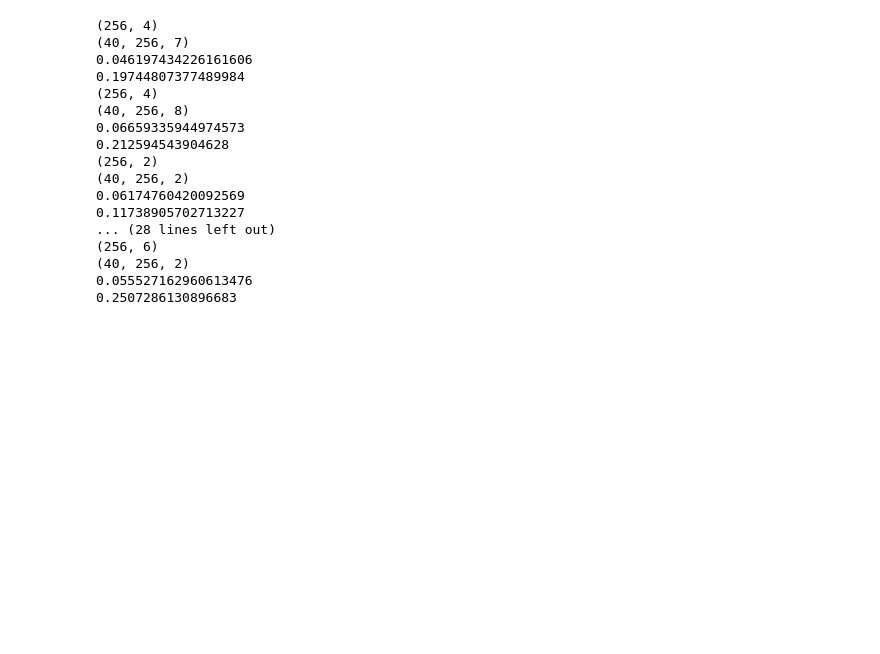
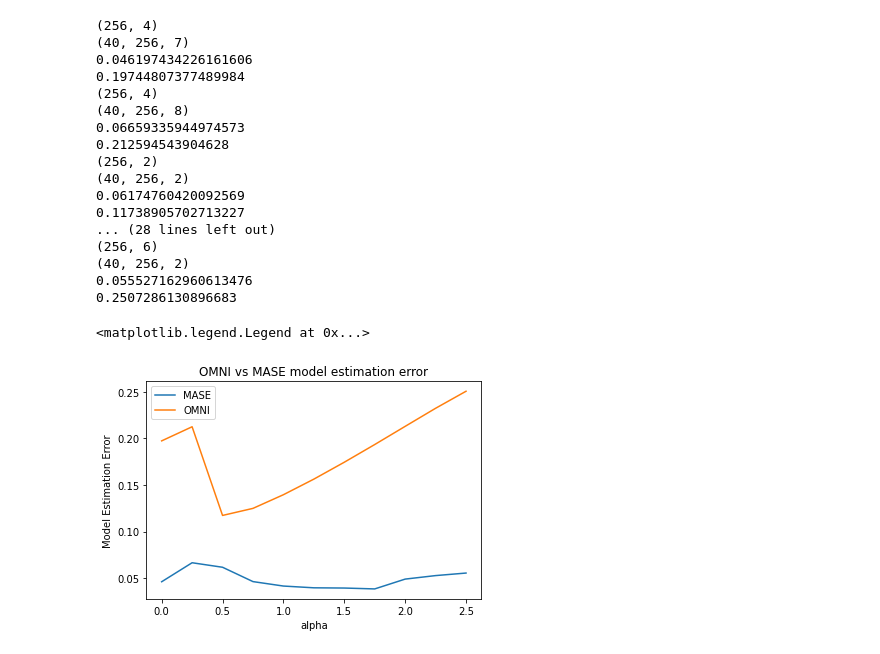
Before and after one commit to PerifanosPrometheus/GiorgioDiSalvo, a Jupyter notebook: Experiment_MASEvsOMNIestimation.ipynb, the cells around one changed output. Cells and saved outputs as stored; diff of their text form; code cells hidden in the pictures; blank space fills up the shorter version.

Commit message:
Estimation error OMNI vs MASE

```diff
--- a/Experiment_MASEvsOMNIestimation.ipynb
+++ b/Experiment_MASEvsOMNIestimation.ipynb
@@ -151,0 +148,17 @@ print(error_)
+# %%
+import matplotlib.pyplot as plt
+alpha = []
+for i in range(len(error_OMNI)):
+    alpha.append(step*i)
+
+ax = plt.subplot(111)
+ax.plot(alpha, error_MASE, label='MASE')
+ax.plot(alpha, error_OMNI, label='OMNI')
+plt.xlabel("alpha")
+plt.ylabel("Model Estimation Error")
+plt.title('OMNI vs MASE model estimation error')
+
+ax.legend()
+# %% [output]
+<matplotlib.legend.Legend at 0x...>
+[figure, added]
```
Also changed, not shown: parts of 1 cell of this notebook.
